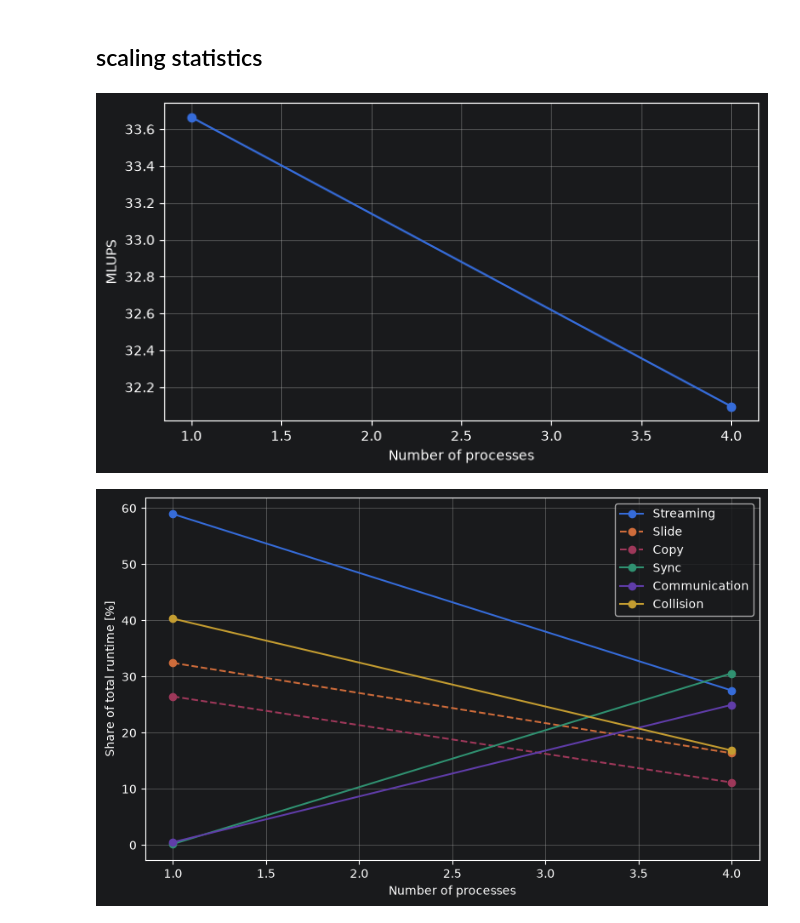
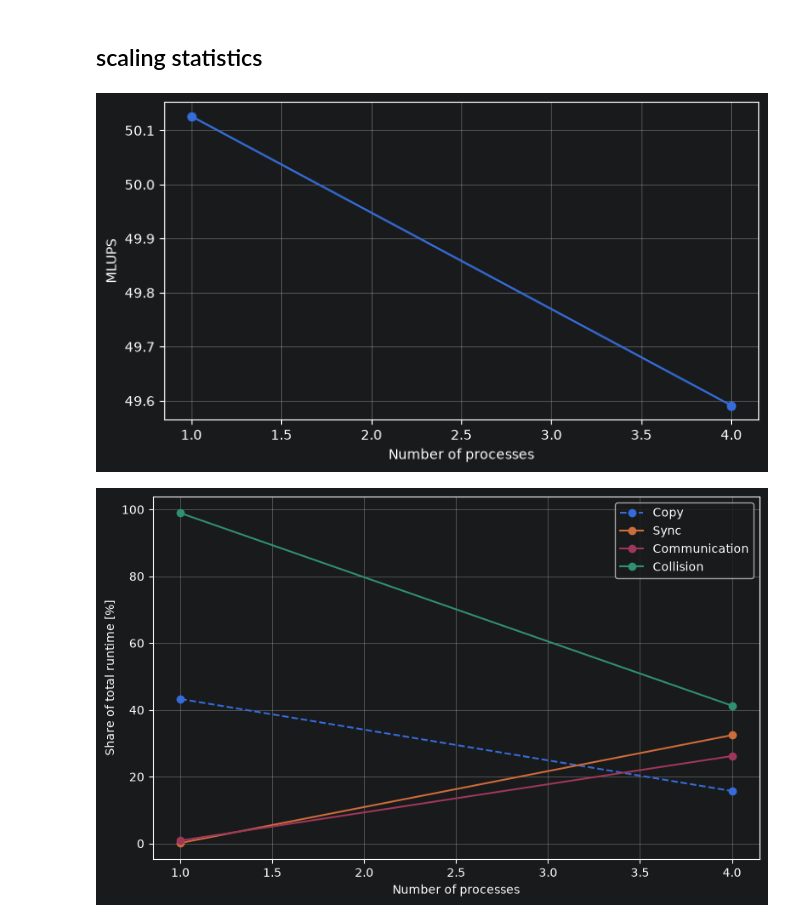
Before and after one commit to FranekM/Lattice-Boltzmann-D2Q9-Solver-in-Fortran, a Jupyter notebook: eval/evaluation.ipynb, the cells around one changed output. Drawn from its saved outputs; the diff is of its cells as text; code cells hidden in the pictures.

Commit message:
streaming and collision fusion

```diff
--- a/eval/evaluation.ipynb
+++ b/eval/evaluation.ipynb
@@ -113,12 +113,11 @@ field_streamplot(4, density=2.0)
 ## scaling statistics
 # %%
 df = pd.read_csv(
-        f"../out/optim_2/stats.tsv",
+        f"../out/optim_3/stats.tsv",
         sep = "\t",
-        names = ["n", "i", "MLUPS", "total", "streaming", "sliding", "copy", "sync", "communication", "collision"]
+        names = ["n", "i", "MLUPS", "total", "copy", "sync", "communication", "collision"]
 )
 
-# df = df[["n", "i", "MLUPS", "total", "streaming", "communication", "collision"]]
 
 # średnia po wszystkich obrazach
 avg = (
@@ -126,8 +125,6 @@ avg = (
       .agg({
           "MLUPS"	        : "mean",
           "total"	        : "mean",
-          "streaming"       : "mean",
-          "sliding"		    : "mean",
           "copy"		    : "mean",
           "sync"            : "mean",
           "communication"	: "mean",
@@ -148,48 +145,44 @@ plt.show()
 # Relative execution time
 relative = avg.copy()
 
-for col in ["streaming", "sliding", "copy", "sync", "communication", "collision"]:
+for col in ["copy", "sync", "communication", "collision"]:
     relative[col] = 100.0 * relative[col] / relative["total"]
 
 plt.figure(figsize = (8, 5))
 
 for col, label, style in [
-    ("streaming", "Streaming", "o-"),
-    ("sliding", "Slide", "o--"),
     ("copy", "Copy", "o--"),
     ("sync", "Sync", "o-"),
     ("communication", "Communication", "o-"),
     ("collision", "Collision", "o-"),
 ]:
     plt.plot(relative["n"], relative[col], style, label=label)
 
 plt.xlabel("Number of processes")
 plt.ylabel("Share of total runtime [%]")
 plt.grid(True)
 plt.legend()
 plt.tight_layout()
 plt.show()
 
 
 # Absolute times
 plt.figure(figsize = (8, 5))
 
 for col, label, style in [
-    ("streaming", "Streaming", "o-"),
-    ("sliding", "Slide", "o--"),
     ("copy", "Copy", "o--"),
     ("sync", "Sync", "o-"),
     ("communication", "Communication", "o-"),
     ("collision", "Collision", "o-"),
 ]:
     plt.plot(relative["n"], relative[col], style, label=label)
 
 plt.xlabel("Number of processes")
 plt.ylabel("Time [s]")
 plt.grid(True)
 plt.legend()
 plt.tight_layout()
 plt.show()
 # %% [output]
-[figure, old version]
+[figure, new version]
-[figure, old version]
+[figure, new version]
```
Also changed, not shown: parts of 2 cells of this notebook, 6 other files.
